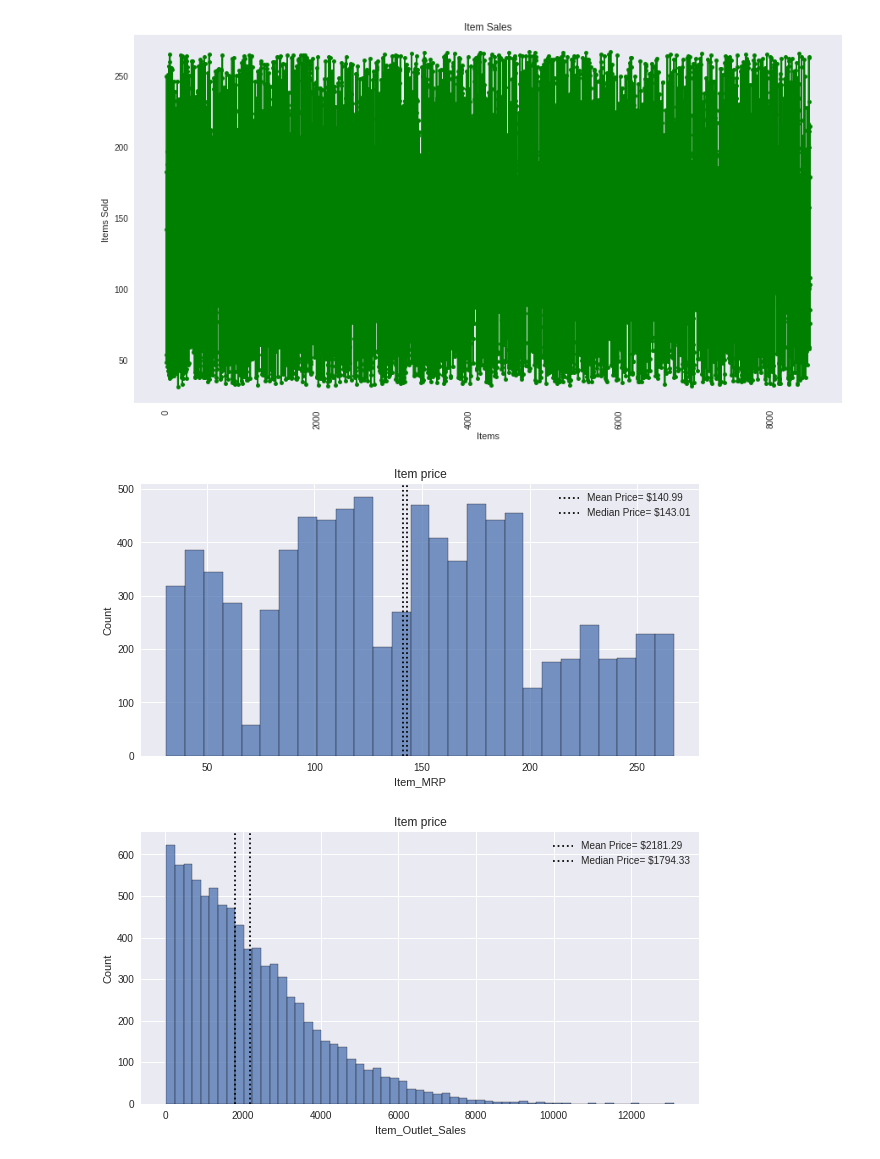
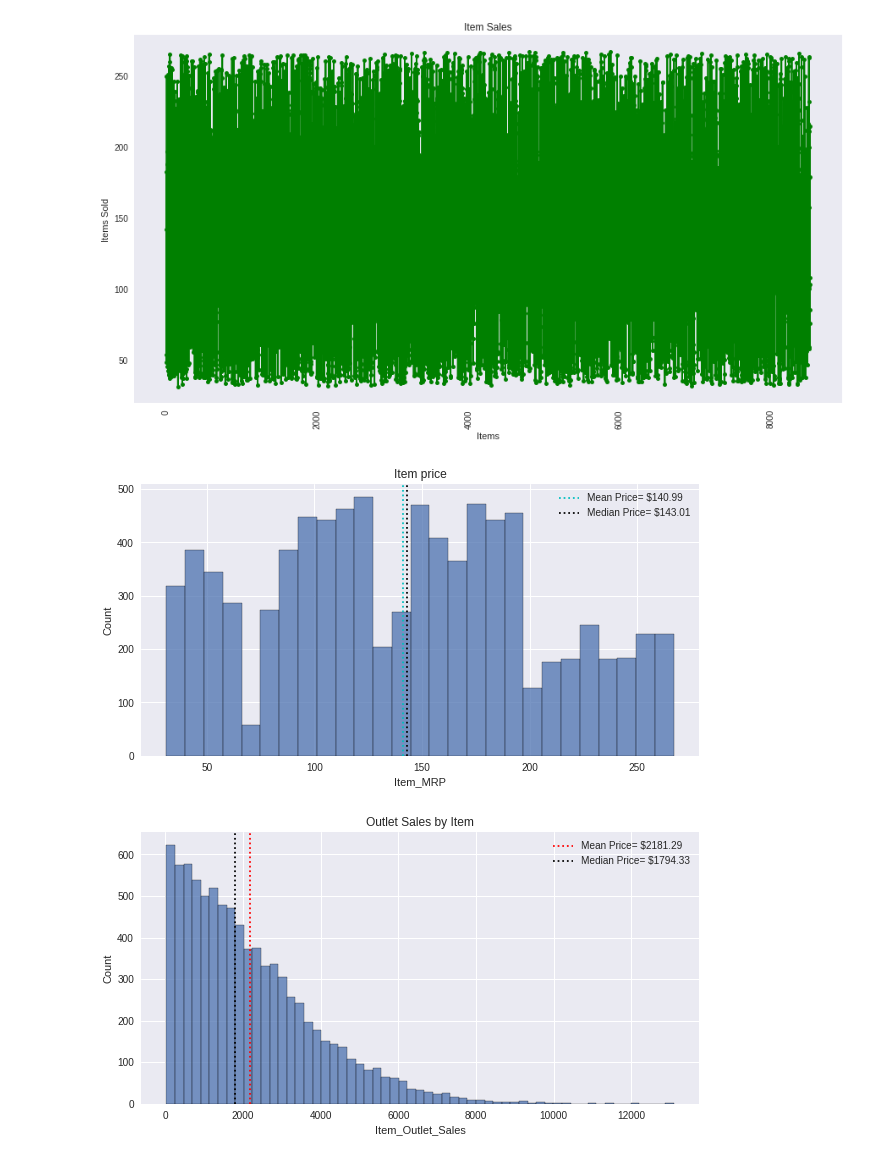
Before and after one commit to AbdoIbrahim/food-sales-predictions, a Jupyter notebook: Copy_of_Project_1_Part3_(Core).ipynb, the cells around one changed output. Drawn from its saved outputs; the diff is of its cells as text; code cells hidden in the pictures.

```diff
--- a/Copy_of_Project_1_Part3_(Core).ipynb
+++ b/Copy_of_Project_1_Part3_(Core).ipynb
@@ -507,7 +507,7 @@ ax.set(title='Item price');
 
 ## Annotating mean and median
 mean_price = df['Item_MRP'].mean()
-ax.axvline(mean_price,color='k', ls=':',
+ax.axvline(mean_price,color='c', ls=':',
            label=f"Mean Price= ${round(mean_price,2)}");
 
 med_price = df['Item_MRP'].median()
@@ -516,24 +516,24 @@ ax.axvline(med_price,color='k', ls=':',
 
 ax.legend();
 # %% [output]
-[figure, old version]
+[figure, new version]
 # %%
 ## Make a larger fig/ax before plotting
 fig, ax = plt.subplots(figsize=(10,5))
 
 ## Plot histogram
 sns.histplot(data=df, x='Item_Outlet_Sales', ax=ax)
-ax.set(title='Item price');
+ax.set(title='Outlet Sales by Item');
 
 ## Annotating mean and median
 mean_price = df['Item_Outlet_Sales'].mean()
-ax.axvline(mean_price,color='k', ls=':',
+ax.axvline(mean_price,color='r', ls=':',
            label=f"Mean Price= ${round(mean_price,2)}");
 
 med_price = df['Item_Outlet_Sales'].median()
 ax.axvline(med_price,color='k', ls=':',
            label=f"Median Price= ${round(med_price,2)}");
 
 ax.legend();
 # %% [output]
-[figure, old version]
+[figure, new version]
```
Also changed, not shown: parts of 3 cells of this notebook.
